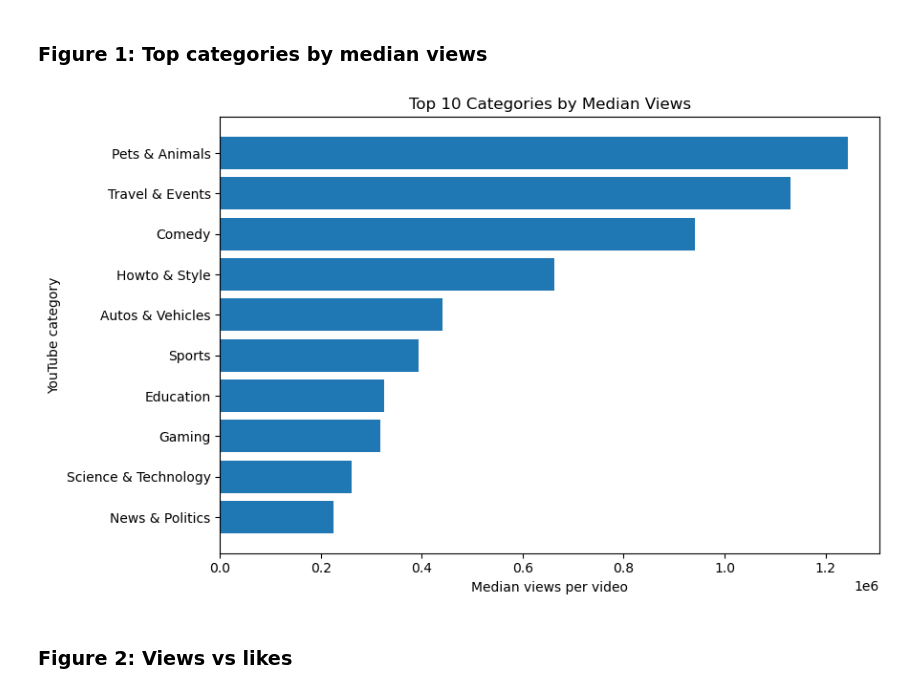
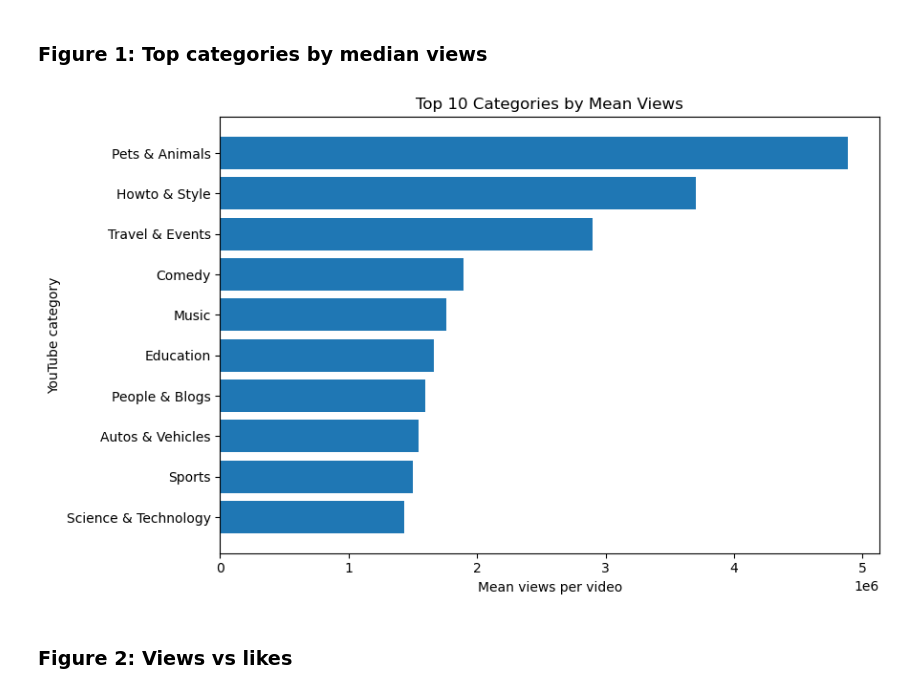
Before and after one commit to dorjizangpo-067/CSP101-project, a Jupyter notebook: youtube_trending_analysis.ipynb, the cells around one changed output. Drawn from its saved outputs; the diff is of its cells as text; code cells hidden in the pictures.

Commit message:
Change median_value to mean_values

```diff
--- a/youtube_trending_analysis.ipynb
+++ b/youtube_trending_analysis.ipynb
@@ -302,21 +302,21 @@ display(log_corr.round(4))
 # %% [markdown]
 ### Figure 1: Top categories by median views
 # %%
-# Top 10 categories by median views (sorted ascending so the largest bar is on top)
-cat = category_ranked.head(10).sort_values("median_views")
+# Top 10 categories by mean views (sorted ascending so the largest bar is on top)
+cat = category_ranked.nlargest(10, "mean_views").sort_values("mean_views")
 
 plt.figure(figsize=(9, 5.5))
-plt.barh(cat["category_name"], cat["median_views"])
-plt.xlabel("Median views per video")
+plt.barh(cat["category_name"], cat["mean_views"])
+plt.xlabel("Mean views per video")
 plt.ylabel("YouTube category")
-plt.title("Top 10 Categories by Median Views")
+plt.title("Top 10 Categories by Mean Views")
 plt.tight_layout()
 
 # Save, then show
-plt.savefig(OUTPUT_DIR / "figure1_category_median_views.png", dpi=300, bbox_inches="tight")
+plt.savefig(OUTPUT_DIR / "figure1_category_mean_views.png", dpi=300, bbox_inches="tight")
 plt.show()
 # %% [output]
-[figure, old version]
+[figure, new version]
 # %% [markdown]
 ### Figure 2: Views vs likes
 # %%
```
Also changed, not shown: parts of 1 cell of this notebook, 2 other files.
